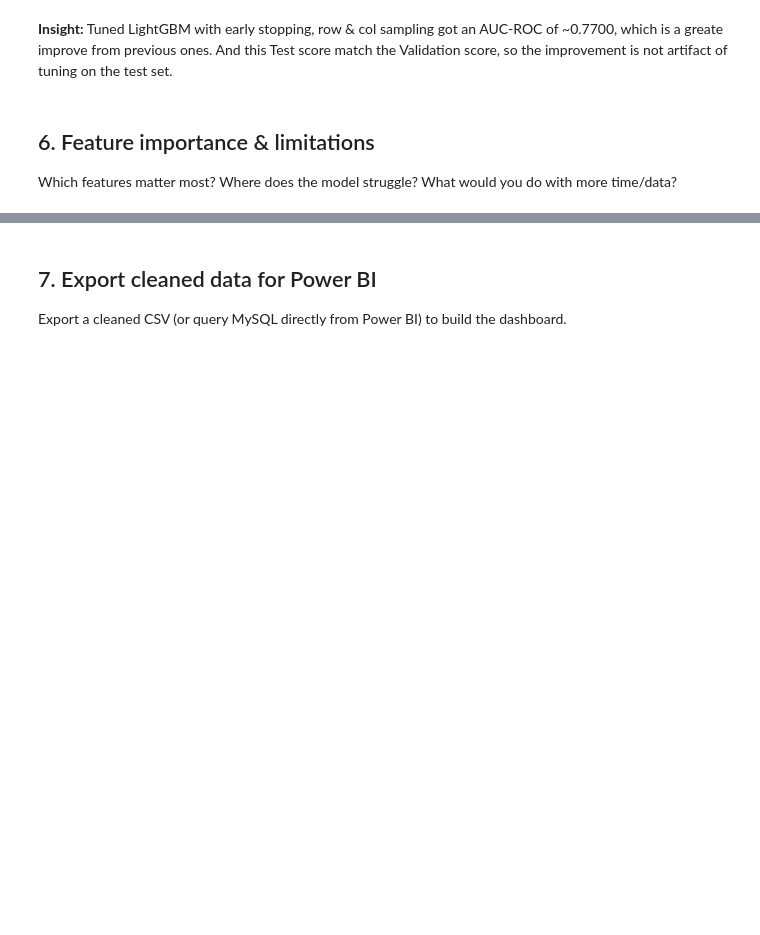
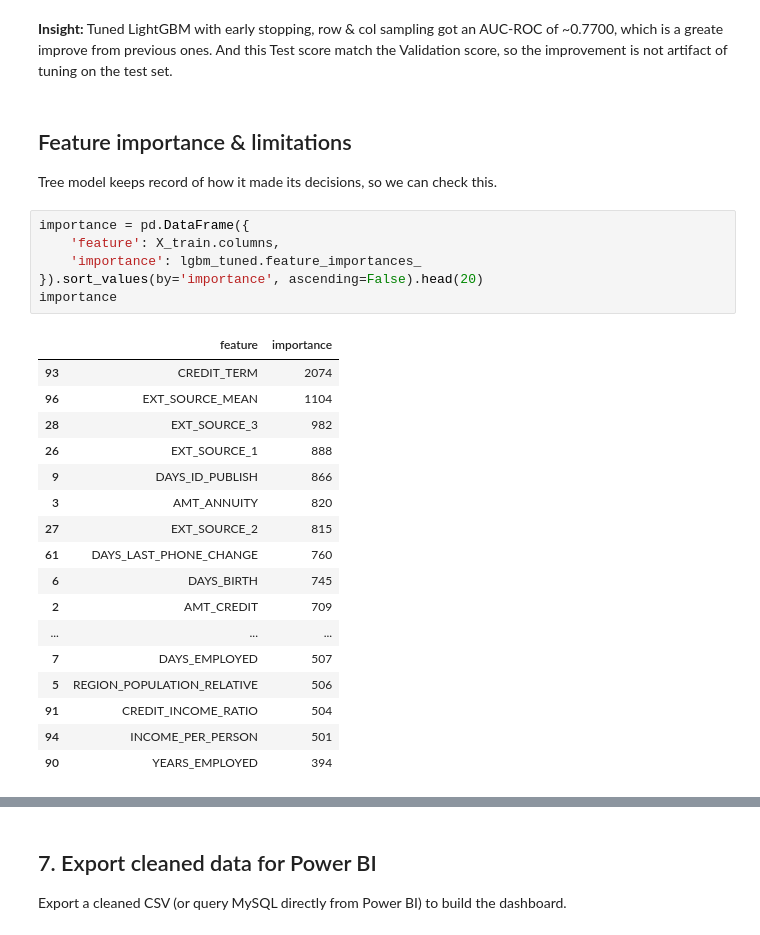
Before and after one commit to IanCode212/Credit_Risk_default_prediction, a Jupyter notebook: notebooks/01_analysis.ipynb, the cells around one changed output, grey strips where cells are left out. Drawn from its saved outputs; the diff is of its cells as text; blank space fills up the shorter version.

```diff
--- a/notebooks/01_analysis.ipynb
+++ b/notebooks/01_analysis.ipynb
@@ -601,6 +601,30 @@ LightGBM AUC-ROC: 0.7639595336877212
 Tuned LightGBM AUC-ROC: 0.7700132360438248
 # %% [markdown]
 **Insight:** Tuned LightGBM with early stopping, row & col sampling got an AUC-ROC of ~0.7700, which is a greate improve from previous ones. And this Test score match the Validation score, so the improvement is not artifact of tuning on the test set.
-# %% [markdown]
-## 6. Feature importance & limitations
-Which features matter most? Where does the model struggle? What would you do with more time/data?
+# %% [markdown]
+## Feature importance & limitations
+Tree model keeps record of how it made its decisions, so we can check this.
+# %%
+importance = pd.DataFrame({
+    'feature': X_train.columns,
+    'importance': lgbm_tuned.feature_importances_
+}).sort_values(by='importance', ascending=False).head(20)
+importance
+# %% [output]
+|  | feature | importance |
+| 93 | CREDIT_TERM | 2074 |
+| 96 | EXT_SOURCE_MEAN | 1104 |
+| 28 | EXT_SOURCE_3 | 982 |
+| 26 | EXT_SOURCE_1 | 888 |
+| 9 | DAYS_ID_PUBLISH | 866 |
+| 3 | AMT_ANNUITY | 820 |
+| 27 | EXT_SOURCE_2 | 815 |
+| 61 | DAYS_LAST_PHONE_CHANGE | 760 |
+| 6 | DAYS_BIRTH | 745 |
+| 2 | AMT_CREDIT | 709 |
+| ... | ... | ... |
+| 7 | DAYS_EMPLOYED | 507 |
+| 5 | REGION_POPULATION_RELATIVE | 506 |
+| 91 | CREDIT_INCOME_RATIO | 504 |
+| 94 | INCOME_PER_PERSON | 501 |
+| 90 | YEARS_EMPLOYED | 394 |
```
Also changed, not shown: parts of 2 cells of this notebook, 1 other file.
